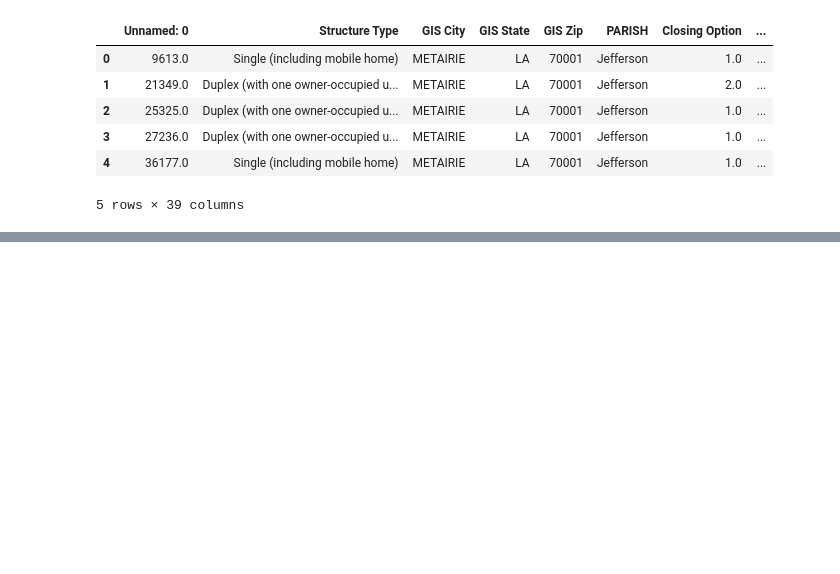
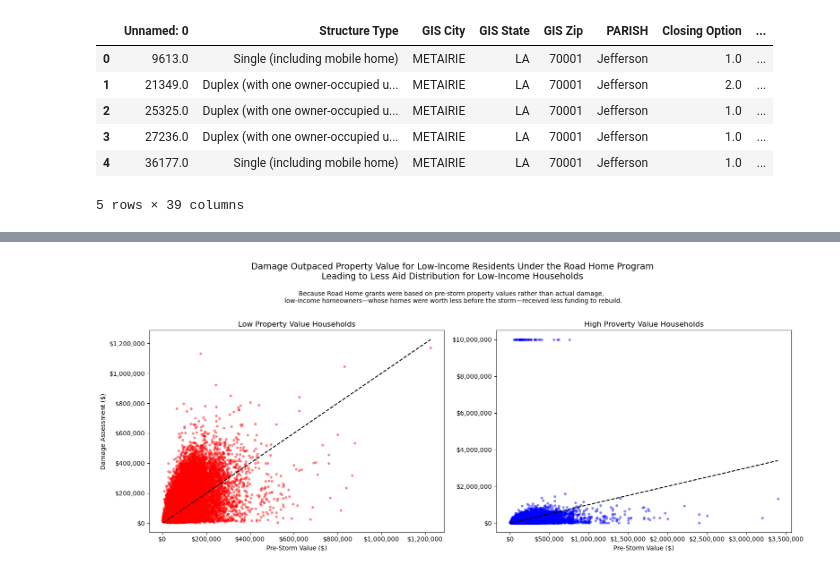
Before and after one commit to wujenny214/Policy-Study-into-Grant-Assistance-for-Post-Hurricane-Rebuilding-Efforts, a Jupyter notebook: code/mapping_poverty_loanamt.ipynb, the cells around one changed output, grey strips where cells are left out. Drawn from its saved outputs; the diff is of its cells as text; code cells hidden in the pictures; blank space fills up the shorter version.

```diff
--- a/code/mapping_poverty_loanamt.ipynb
+++ b/code/mapping_poverty_loanamt.ipynb
@@ -9,6 +13,9 @@ import pandas as pd
 df_loan = pd.read_csv(
     "https://raw.githubusercontent.com/wujenny214/Policy-Study-into-Grant-Assistance-for-Post-Hurricane-Rebuilding-Efforts/refs/heads/main/data/roadhome_for_datastore.csv"
 )
+
+df_loan = df_loan[df_loan["GIS State"] == "LA"]
+df_loan = df_loan[df_loan["ARS File (Yes/No)"] == "N"]
 # %%
 # Load SAIPE 2004 Louisiana county-level poverty data
 
@@ -483,0 +294,77 @@ Intercept: 53971.5903
+# %%
+from matplotlib.ticker import FuncFormatter
+
+# Filter the dataframe for Low Income rows
+low_income_df = df_loan[df_loan["Total ACG Amunt"] > 0]
+
+# Filter the dataframe for High Income rows
+high_income_df = df_loan[df_loan["Total ACG Amunt"] == 0]
+
+# Create subplots
+fig, (ax1, ax2) = plt.subplots(1, 2, figsize=(16, 6))
+
+# Define formatter for dollar amounts with commas
+formatter = FuncFormatter(lambda x, _: f"${x:,.0f}")
+
+# Plot Low Income dots
+ax1.scatter(
+    low_income_df["Current PSV"],
+    low_income_df["Current Damage Assessment"],
+    c="red",
+    alpha=0.4,
+    s=10,
+)
+ax1.plot(
+    [low_income_df["Current PSV"].min(), low_income_df["Current PSV"].max()],
+    [low_income_df["Current PSV"].min(), low_income_df["Current PSV"].max()],
+    color="black",
+    linestyle="--",
+)
+ax1.set_xlabel("Pre-Storm Value ($)")
+ax1.set_ylabel("Damage Assessment ($)")
+ax1.set_title("Low Property Value Households", fontsize=12)
+ax1.xaxis.set_major_formatter(formatter)
+ax1.yaxis.set_major_formatter(formatter)
+
+# Plot High Income
+ax2.scatter(
+    high_income_df["Current PSV"],
+    high_income_df["Current Damage Assessment"],
+    c="blue",
+    alpha=0.4,
+    s=10,
+)
+ax2.plot(
+    [high_income_df["Current PSV"].min(), high_income_df["Current PSV"].max()],
+    [high_income_df["Current PSV"].min(), high_income_df["Current PSV"].max()],
+    color="black",
+    linestyle="--",
+)
+ax2.set_xlabel("Pre-Storm Value ($)")
+ax2.set_title("High Proverty Value Households", fontsize=12)
+ax2.xaxis.set_major_formatter(formatter)
+ax2.yaxis.set_major_formatter(formatter)
+
+# Remove gridlines, legends, and extra text
+ax1.grid(False)
+ax2.grid(False)
+ax1.legend().remove()
+ax2.legend().remove()
+
+fig.suptitle(
+    "Damage Outpaced Property Value for Low-Income Residents Under the Road Home Program\nLeading to Less Aid Distribution for Low-Income Households",
+    fontsize=14,
+    y=1.1,
+)
+fig.text(
+    0.5,
+    0.95,
+    "Because Road Home grants were based on pre-storm property values rather than actual damage, \n low-income homeowners—whose homes were worth less before the storm—received less funding to rebuild.",
+    ha="center",
+    fontsize=10,
+)
+
+# Simplify layout
+plt.tight_layout()
+plt.show()
+# %% [output]
@@ -483,0 +373 @@ Intercept: 53971.5903
+[figure, added]
```
Also changed, not shown: parts of 13 cells of this notebook, 5 other files.
